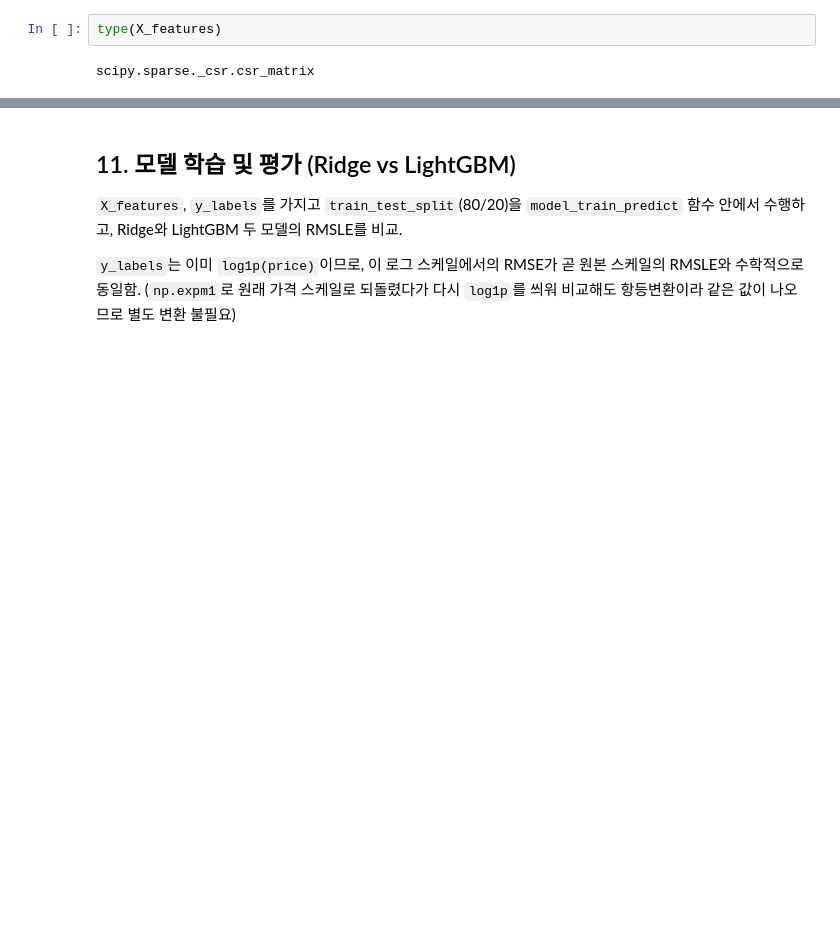
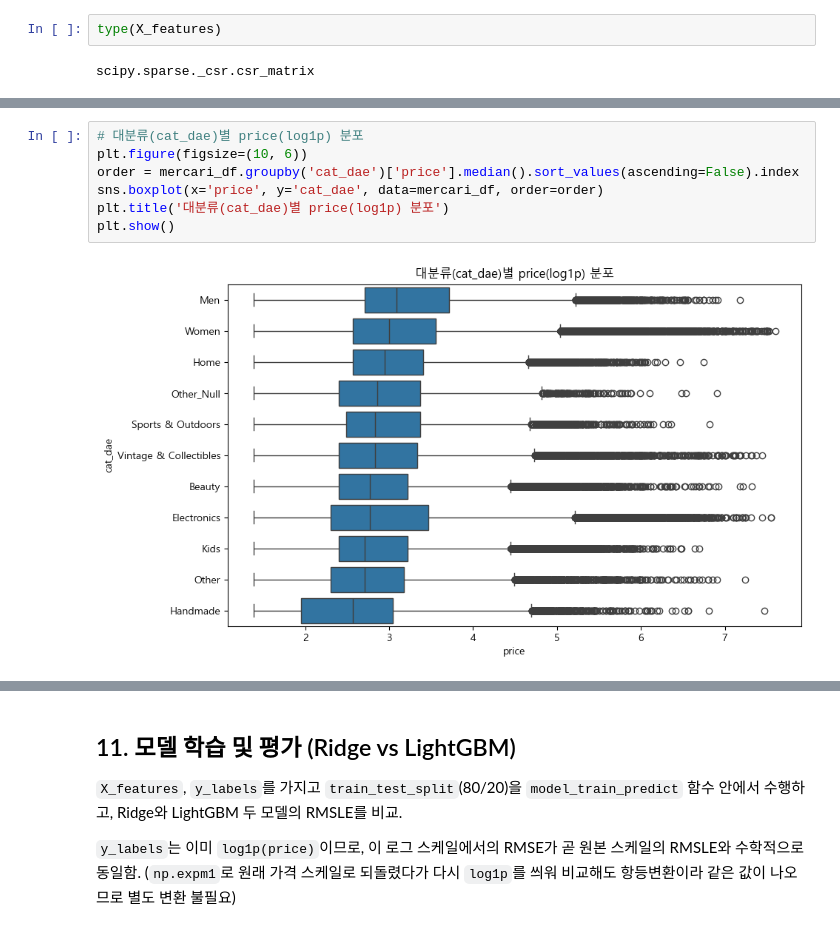
Before and after one commit to Hyehyun1001/ml-data-analysis, a Jupyter notebook: 04_regression_mercari/Mercari.ipynb, the cells around one changed output, grey strips where cells are left out. Saved outputs shown, nothing was run; the diff lists cells and outputs as text; blank space fills up the shorter version.

```diff
--- a/04_regression_mercari/Mercari.ipynb
+++ b/04_regression_mercari/Mercari.ipynb
@@ -364,0 +422,9 @@ scipy.sparse._csr.csr_matrix
+# %%
+# 대분류(cat_dae)별 price(log1p) 분포
+plt.figure(figsize=(10, 6))
+order = mercari_df.groupby('cat_dae')['price'].median().sort_values(ascending=False).index
+sns.boxplot(x='price', y='cat_dae', data=mercari_df, order=order)
+plt.title('대분류(cat_dae)별 price(log1p) 분포')
+plt.show()
+# %% [output]
+[figure, added]
```
Also changed, not shown: parts of 32 cells of this notebook.
